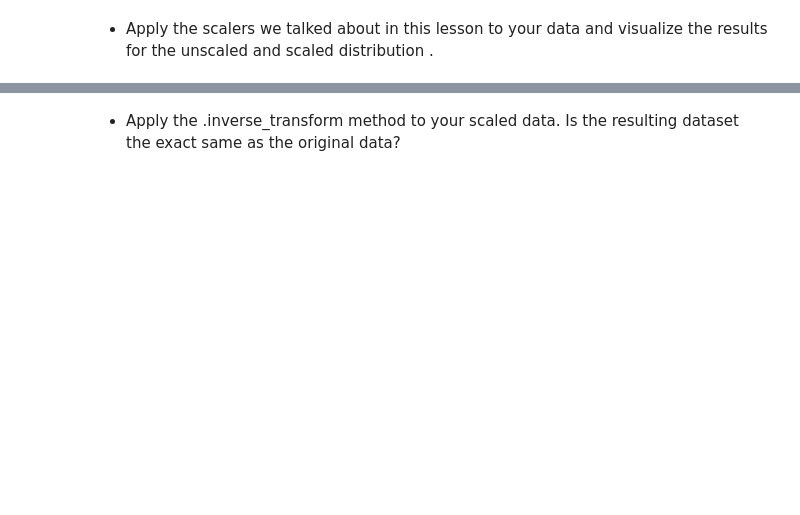
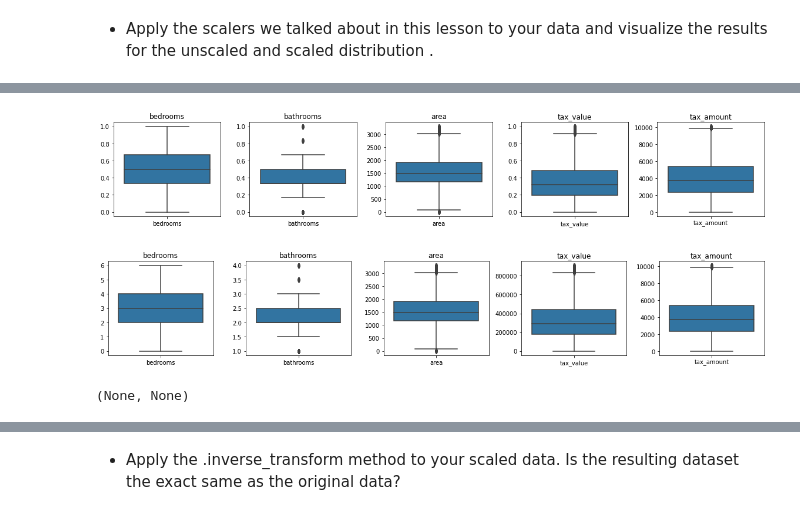
Before and after one commit to JenniferMLewis/regression-exercises, a Jupyter notebook: scaling.ipynb, the cells around one changed output, grey strips where cells are left out. Cells and saved outputs as stored; diff of their text form; code cells hidden in the pictures; blank space fills up the shorter version.

Commit message:
Scaling exercises and prepare.py from exercises added.

```diff
--- a/scaling.ipynb
+++ b/scaling.ipynb
@@ -33,2 +37,8 @@ train.head()
 # %% [markdown]
 - Apply the scalers we talked about in this lesson to your data and visualize the results for the unscaled and scaled distribution .
+# %%
+scaled_train = train.copy()
+columns_for_scaling = ['bedrooms', 'bathrooms', 'tax_value']
+# I wonder why we don't use area as well?
+scaler = MinMaxScaler()
+scaled_train[columns_for_scaling] = scaler.fit_transform(train[columns_for_scaling])
@@ -34,0 +63,6 @@ train.head()
+# %%
+box_plot(scaled_train), box_plot(train)
+# %% [output]
+[figure, added]
+[figure, added]
+(None, None)
```
Also changed, not shown: parts of 8 cells of this notebook, 1 other file.
